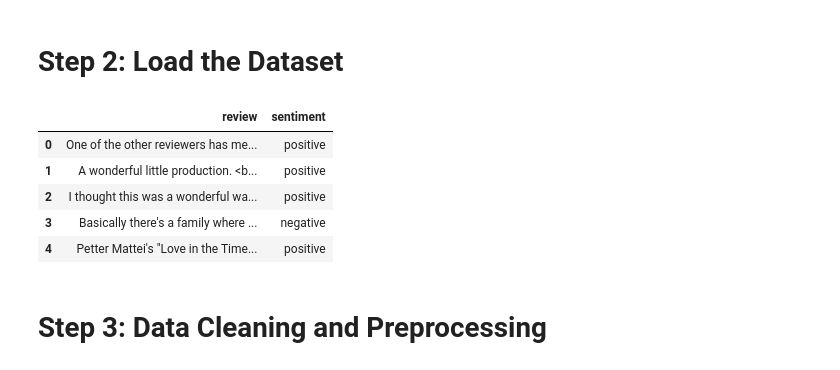
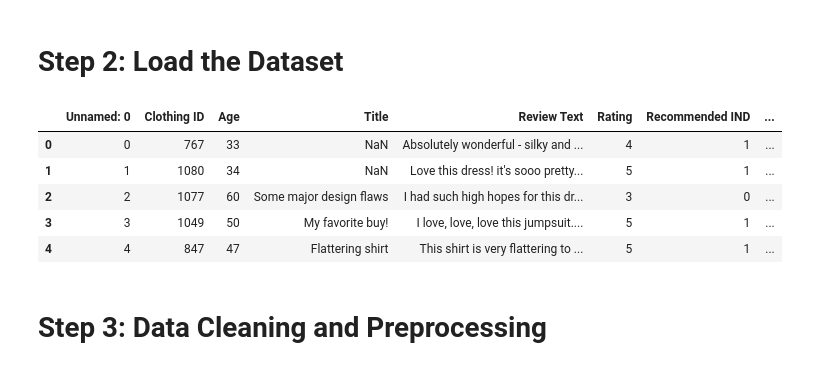
Before and after one commit to Jaristilde/NLP_Algo_Harness_part2.ipynb, a Jupyter notebook: Jonae_NLP_Algo_Harness.ipynb, the cells around one changed output. Cells and saved outputs as stored; diff of their text form; code cells hidden in the pictures.

```diff
--- a/Jonae_NLP_Algo_Harness.ipynb
+++ b/Jonae_NLP_Algo_Harness.ipynb
@@ -6,7 +6,7 @@
 import kagglehub
 
 # Download latest version
-path = kagglehub.dataset_download("lakshmi25npathi/imdb-dataset-of-50k-movie-reviews")
+path = kagglehub.dataset_download("nicapotato/womens-ecommerce-clothing-reviews")
 
 print("Path to dataset files:", path)
 # %% [output]
@@ -53,16 +53,28 @@ nltk.download('wordnet')
 True
 # %% [markdown]
 # Step 2: Load the Dataset
-# %%
-df = pd.read_csv('/kaggle/input/imdb-dataset-of-50k-movie-reviews/IMDB Dataset.csv')
-df.head()
-# %% [output]
-|  | review | sentiment |
-| 0 | One of the other reviewers has me... | positive |
-| 1 | A wonderful little production. <b... | positive |
-| 2 | I thought this was a wonderful wa... | positive |
-| 3 | Basically there's a family where ... | negative |
-| 4 | Petter Mattei's "Love in the Time... | positive |
+# %%
+import pandas as pd
+import os
+
+# The path to the dataset files is printed in the output of the previous cell.
+# We can construct the full path to the CSV file.
+# Based on the output of cell 9ojVPCfvdp-N, the path is /root/.cache/kagglehub/datasets/nicapotato/womens-ecommerce-clothing-reviews/versions/1
+# and the file is likely named 'Womens Clothing E-Commerce Reviews.csv'
+csv_file_path = os.path.join(path, 'Womens Clothing E-Commerce Reviews.csv')
+
+# Load the dataset into a pandas DataFrame
+df = pd.read_csv(csv_file_path)
+
+# Display the first few rows of the DataFrame
+display(df.head())
+# %% [output]
+|  | Unnamed: 0 | Clothing ID | Age | Title | Review Text | Rating | Recommended IND | ... |
+| 0 | 0 | 767 | 33 | NaN | Absolutely wonderful - silky and ... | 4 | 1 | ... |
+| 1 | 1 | 1080 | 34 | NaN | Love this dress! it's sooo pretty... | 5 | 1 | ... |
+| 2 | 2 | 1077 | 60 | Some major design flaws | I had such high hopes for this dr... | 3 | 0 | ... |
+| 3 | 3 | 1049 | 50 | My favorite buy! | I love, love, love this jumpsuit.... | 5 | 1 | ... |
+| 4 | 4 | 847 | 47 | Flattering shirt | This shirt is very flattering to ... | 5 | 1 | ... |
 # %% [markdown]
 # Step 3: Data Cleaning and Preprocessing
 # %% [markdown]
```
Also changed, not shown: parts of 16 cells of this notebook.
